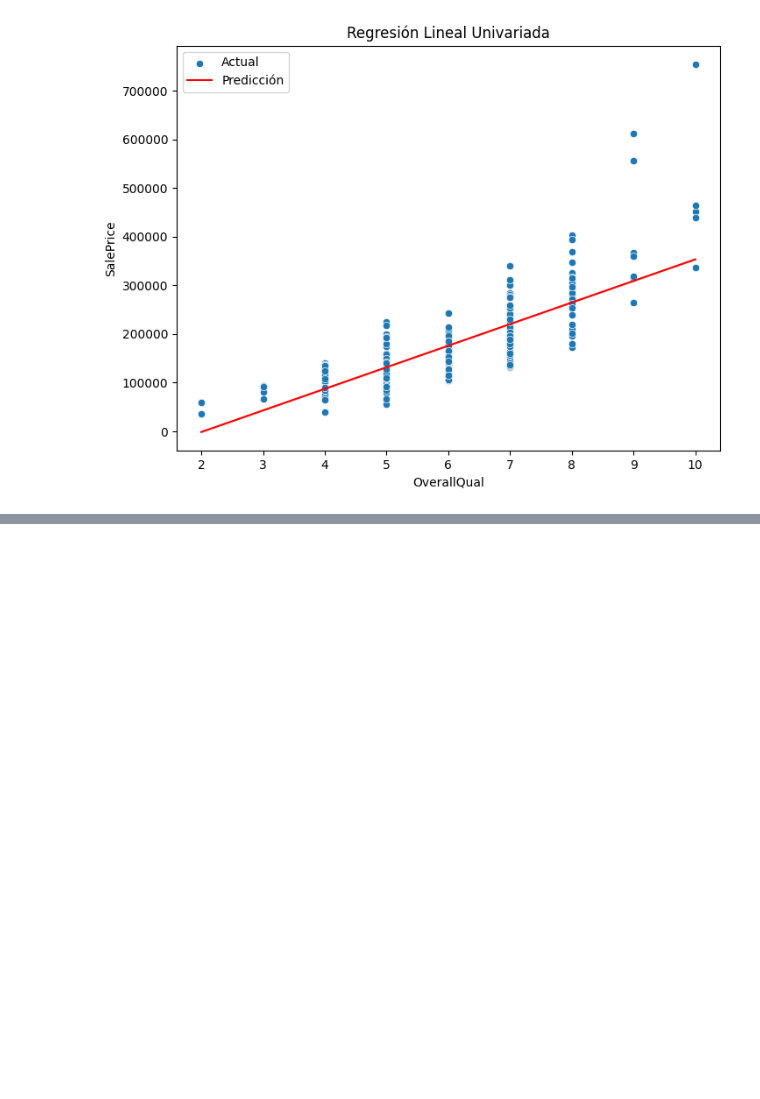
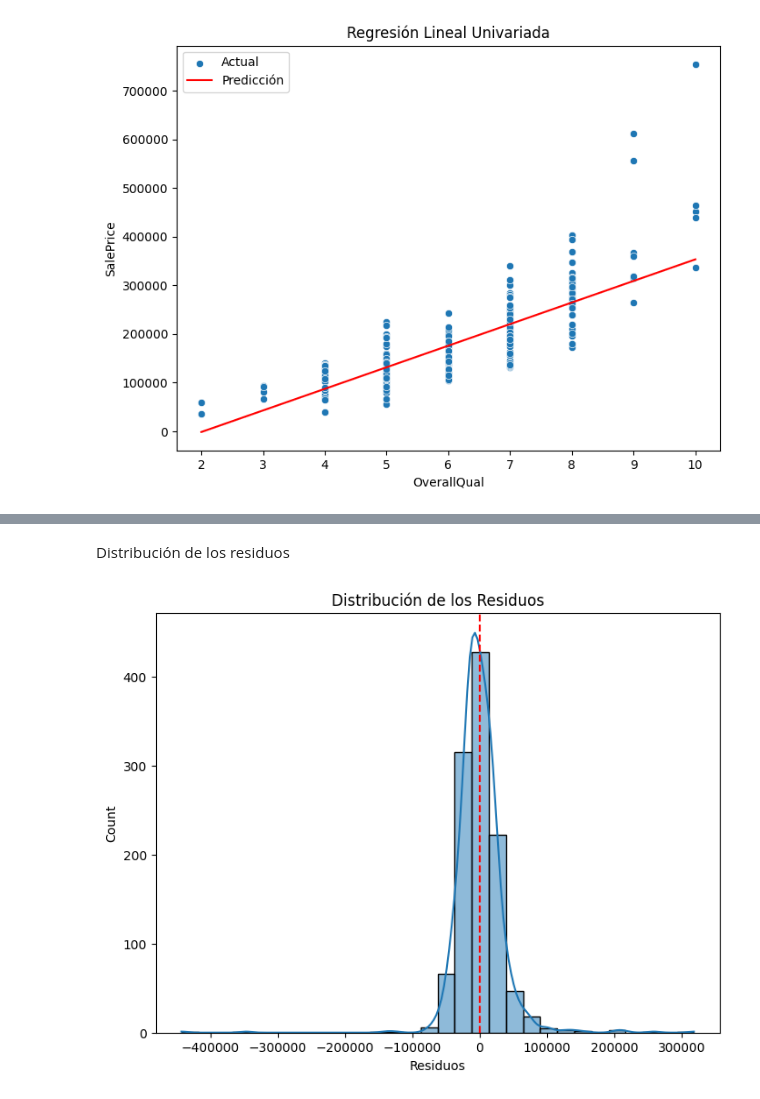
Before and after one commit to Sofiamishel2003/Modelo_Regresion_Lineal, a Jupyter notebook: Modelo_RegresionLineal.ipynb, the cells around one changed output, grey strips where cells are left out. Saved outputs shown, nothing was run; the diff lists cells and outputs as text; code cells hidden in the pictures; blank space fills up the shorter version.

```diff
--- a/Modelo_RegresionLineal.ipynb
+++ b/Modelo_RegresionLineal.ipynb
@@ -250,0 +366,13 @@ Coeficiente de determinación (R²): 0.6504677778896863
+# %% [markdown]
+Distribución de los residuos
+# %%
+residuals = y_train - y_pred_train
+
+plt.figure(figsize=(8, 6))
+sns.histplot(residuals, bins=30, kde=True)
+plt.axvline(0, color="red", linestyle="--")
+plt.xlabel("Residuos")
+plt.title("Distribución de los Residuos")
+plt.show()
+# %% [output]
+[figure, added]
```
Also changed, not shown: parts of 18 cells of this notebook.
